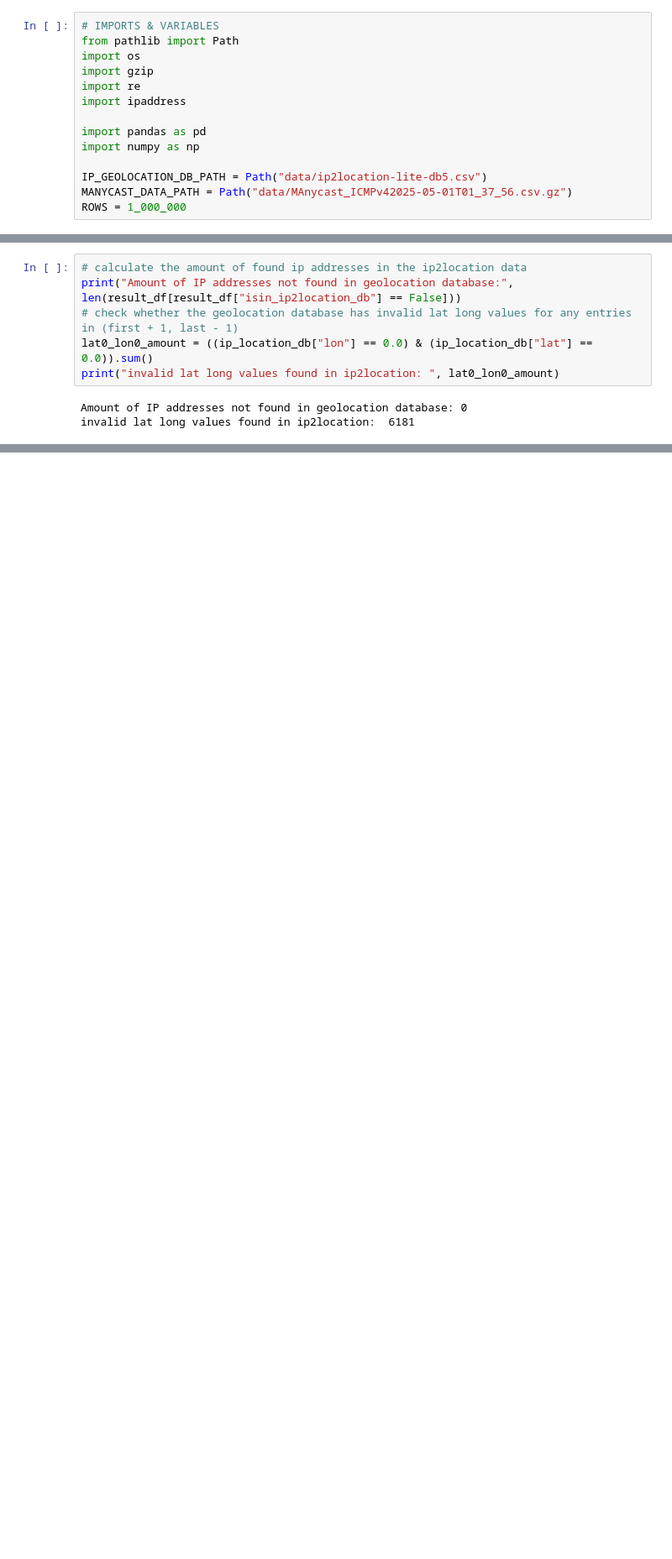
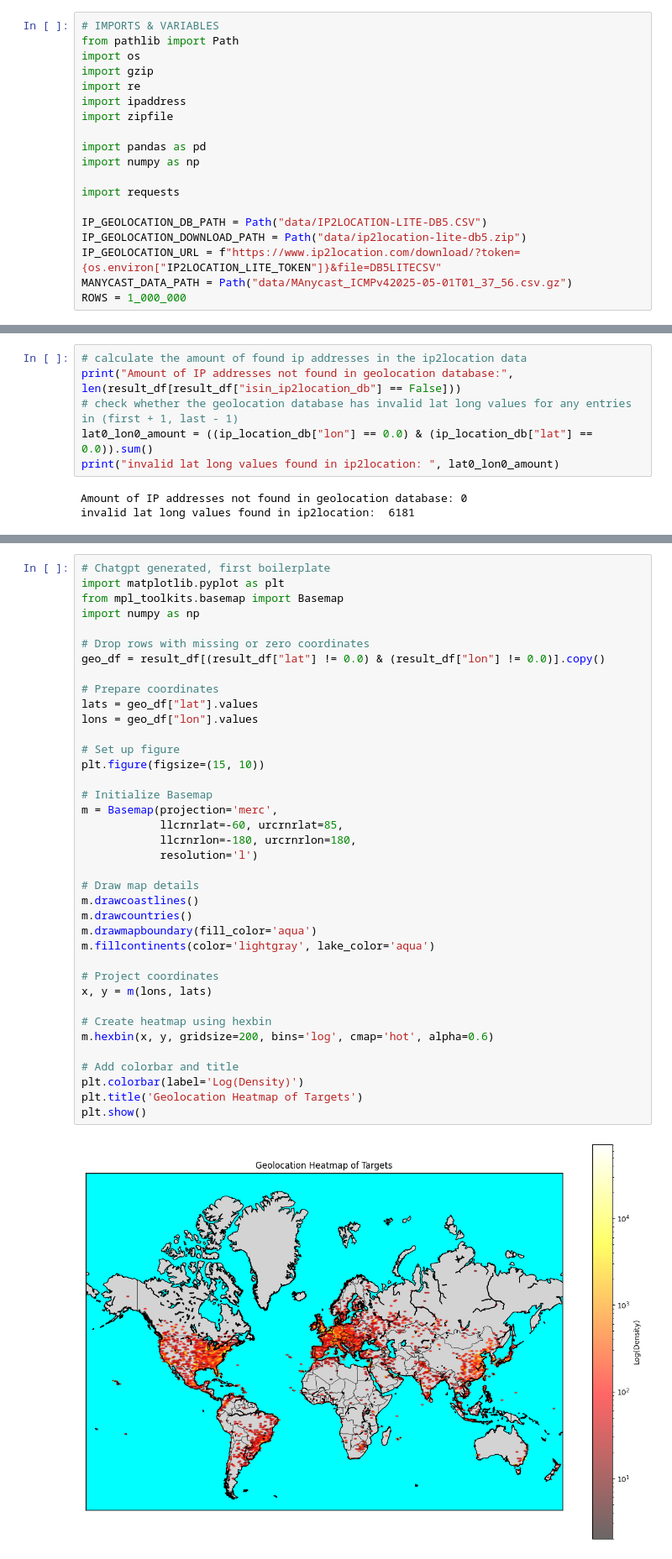
Before and after one commit to jrcks/iberian-blackout, a Jupyter notebook: iberian_outage.ipynb, the cells around one changed output, grey strips where cells are left out. Shown at 84% size. Cells and saved outputs as stored; diff of their text form; blank space fills up the shorter version.

```diff
--- a/iberian_outage.ipynb
+++ b/iberian_outage.ipynb
@@ -274,10 +274,15 @@ import os
 import gzip
 import re
 import ipaddress
+import zipfile
 
 import pandas as pd
 import numpy as np
 
-IP_GEOLOCATION_DB_PATH = Path("data/ip2location-lite-db5.csv")
+import requests
+
+IP_GEOLOCATION_DB_PATH = Path("data/IP2LOCATION-LITE-DB5.CSV")
+IP_GEOLOCATION_DOWNLOAD_PATH = Path("data/ip2location-lite-db5.zip")
+IP_GEOLOCATION_URL = f"https://www.ip2location.com/download/?token={os.environ["IP2LOCATION_LITE_TOKEN"]}&file=DB5LITECSV"
 MANYCAST_DATA_PATH = Path("data/MAnycast_ICMPv42025-05-01T01_37_56.csv.gz")
 ROWS = 1_000_000
@@ -486,2 +491,42 @@ print(result_df)
 
 [1000000 rows x 9 columns]
+# %%
+# Chatgpt generated, first boilerplate
+import matplotlib.pyplot as plt
+from mpl_toolkits.basemap import Basemap
+import numpy as np
+
+# Drop rows with missing or zero coordinates
+geo_df = result_df[(result_df["lat"] != 0.0) & (result_df["lon"] != 0.0)].copy()
+
+# Prepare coordinates
+lats = geo_df["lat"].values
+lons = geo_df["lon"].values
+
+# Set up figure
+plt.figure(figsize=(15, 10))
+
+# Initialize Basemap
+m = Basemap(projection='merc',
+            llcrnrlat=-60, urcrnrlat=85,
+            llcrnrlon=-180, urcrnrlon=180,
+            resolution='l')
+
+# Draw map details
+m.drawcoastlines()
+m.drawcountries()
+m.drawmapboundary(fill_color='aqua')
+m.fillcontinents(color='lightgray', lake_color='aqua')
+
+# Project coordinates
+x, y = m(lons, lats)
+
+# Create heatmap using hexbin
+m.hexbin(x, y, gridsize=200, bins='log', cmap='hot', alpha=0.6)
+
+# Add colorbar and title
+plt.colorbar(label='Log(Density)')
+plt.title('Geolocation Heatmap of Targets')
+plt.show()
+# %% [output]
+[figure, added]
```
Also changed, not shown: parts of 6 cells of this notebook, 1 other file.
